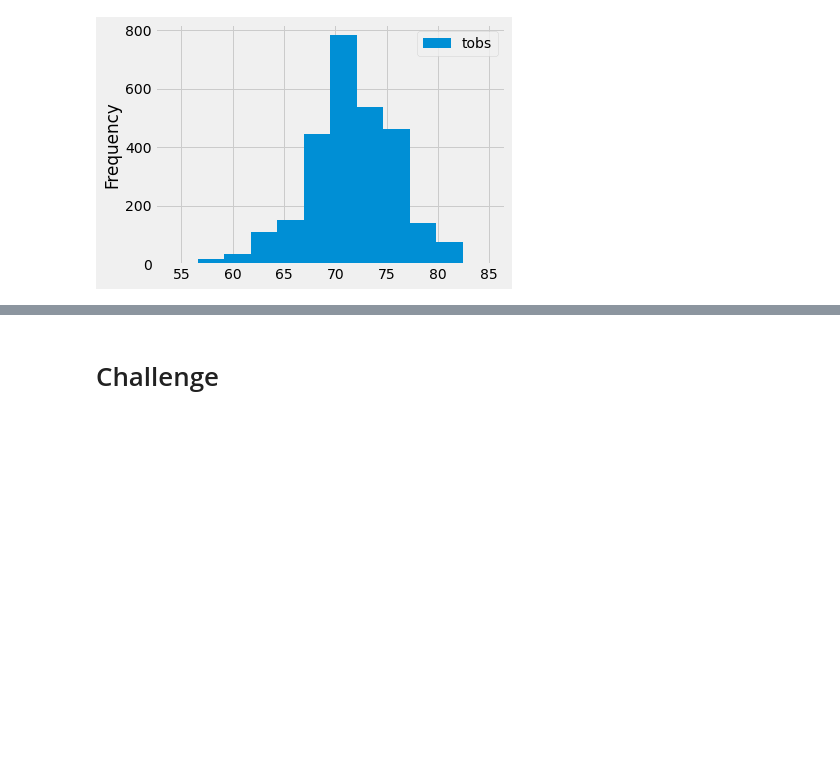
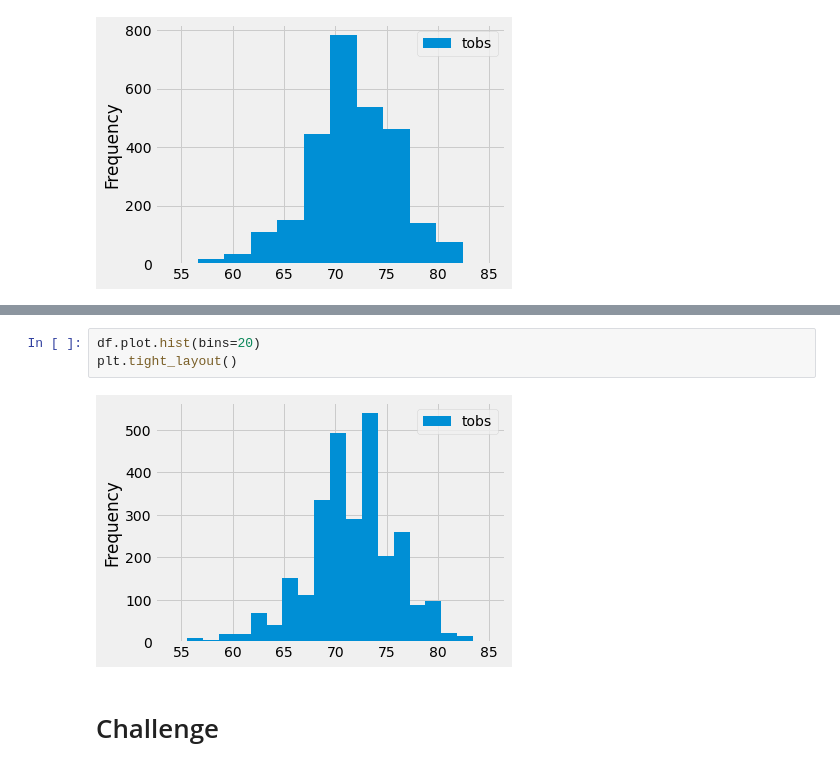
Before and after one commit to meggrooms/surfs_up, a Jupyter notebook: ipynb/climate_analysis.ipynb, the cells around one changed output, grey strips where cells are left out. Saved outputs shown, nothing was run; the diff lists cells and outputs as text; blank space fills up the shorter version.

```diff
--- a/ipynb/climate_analysis.ipynb
+++ b/ipynb/climate_analysis.ipynb
@@ -245,2 +251,7 @@ plt.tight_layout()
+# %%
+df.plot.hist(bins=20)
+plt.tight_layout()
+# %% [output]
+[figure, added]
 # %% [markdown]
 # Challenge
```
Also changed, not shown: parts of 1 cell of this notebook.
